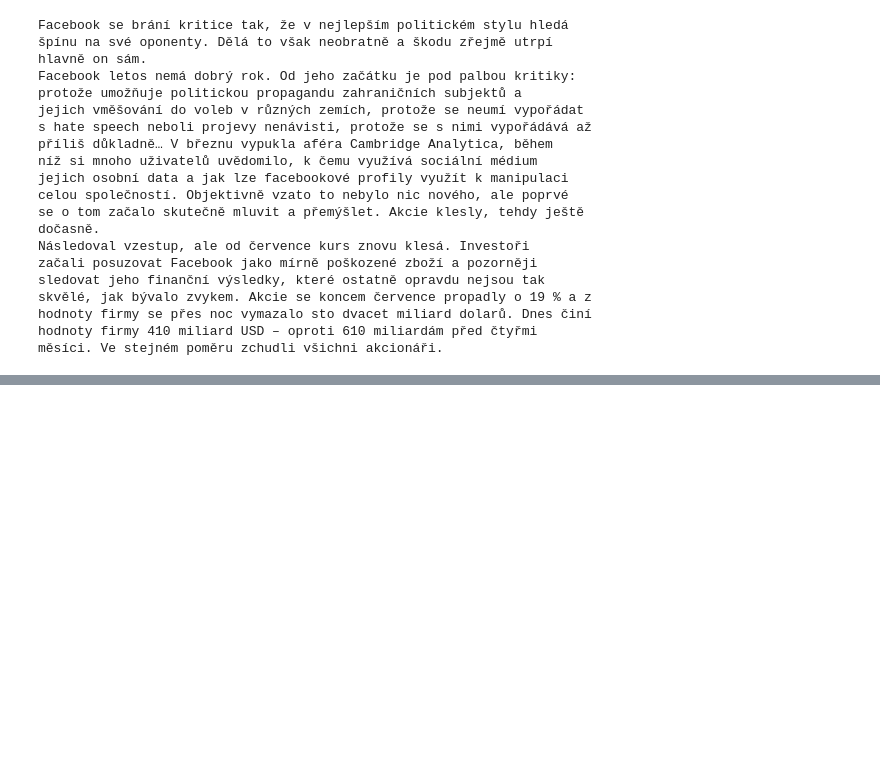
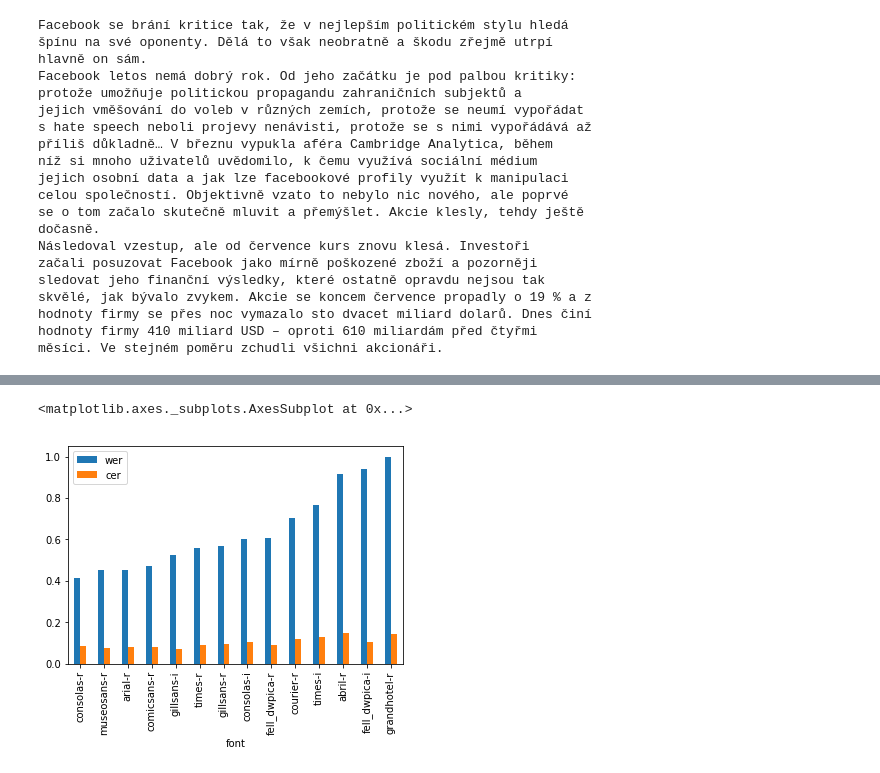
Before and after one commit to byewokko/tesseract-font-test, a Jupyter notebook: tesseract-fonts.ipynb, the cells around one changed output, grey strips where cells are left out. Drawn from its saved outputs; the diff is of its cells as text; code cells hidden in the pictures; blank space fills up the shorter version.

```diff
--- a/tesseract-fonts.ipynb
+++ b/tesseract-fonts.ipynb
@@ -175,0 +238,6 @@ print("CER:", ce/max(len(list(original_text)), len(list(extracted_text))))
+# %%
+df = pandas.read_csv("fonts-results.csv", index_col=0)
+df.groupby("font").mean()[["wer","cer"]].sort_values(by=["wer"]).plot.bar(y=["wer","cer"])
+# %% [output]
+<matplotlib.axes._subplots.AxesSubplot at 0x...>
+[figure, added]
```
Also changed, not shown: parts of 31 cells of this notebook, 14 other files.
